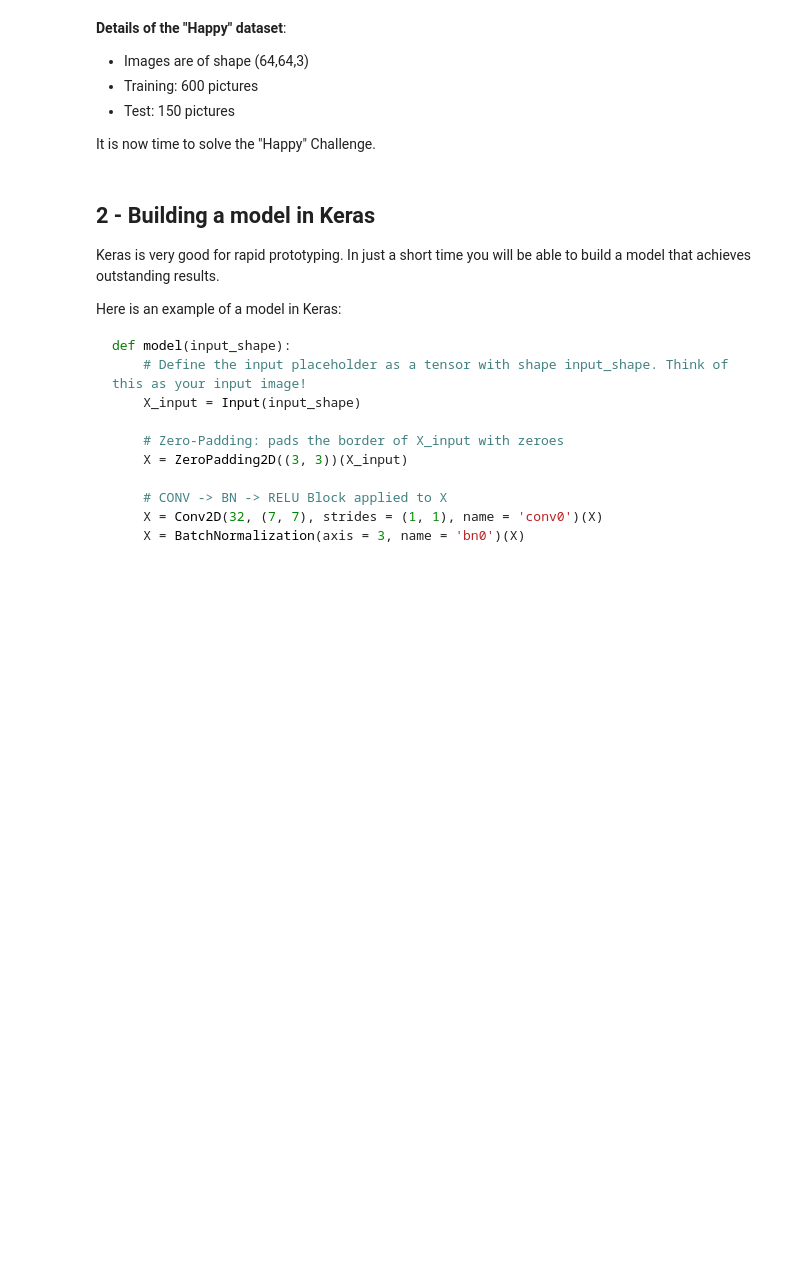
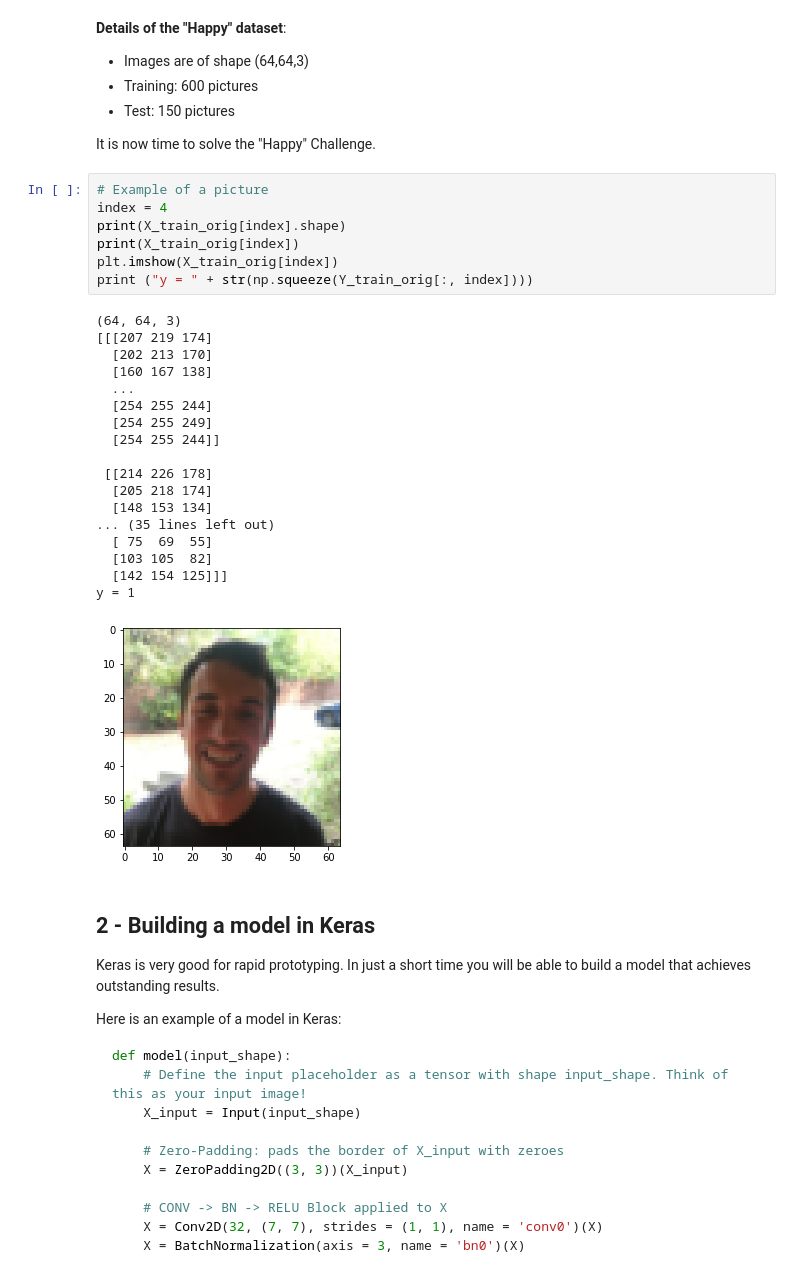
Before and after one commit to desertzk/deeplearning, a Jupyter notebook: section4_CNN/week2/assignment/KerasTutorial/Keras+-+Tutorial+-+Happy+House+v1.ipynb, the cells around one changed output. Drawn from its saved outputs; the diff is of its cells as text; blank space fills up the shorter version.

```diff
--- a/section4_CNN/week2/assignment/KerasTutorial/Keras+-+Tutorial+-+Happy+House+v1.ipynb
+++ b/section4_CNN/week2/assignment/KerasTutorial/Keras+-+Tutorial+-+Happy+House+v1.ipynb
@@ -82,6 +82,32 @@ Y_test shape: (150, 1)
 - Test: 150 pictures
 
 It is now time to solve the "Happy" Challenge.
+# %%
+# Example of a picture
+index = 4
+print(X_train_orig[index].shape)
+print(X_train_orig[index])
+plt.imshow(X_train_orig[index])
+print ("y = " + str(np.squeeze(Y_train_orig[:, index])))
+# %% [output]
+(64, 64, 3)
+[[[207 219 174]
+  [202 213 170]
+  [160 167 138]
+  ...
+  [254 255 244]
+  [254 255 249]
+  [254 255 244]]
+
+ [[214 226 178]
+  [205 218 174]
+  [148 153 134]
+... (35 lines left out)
+  [ 75  69  55]
+  [103 105  82]
+  [142 154 125]]]
+y = 1
+[figure, added]
 # %% [markdown]
 ## 2 - Building a model in Keras
 
```
Also changed, not shown: parts of 6 cells of this notebook, 1 other file.
